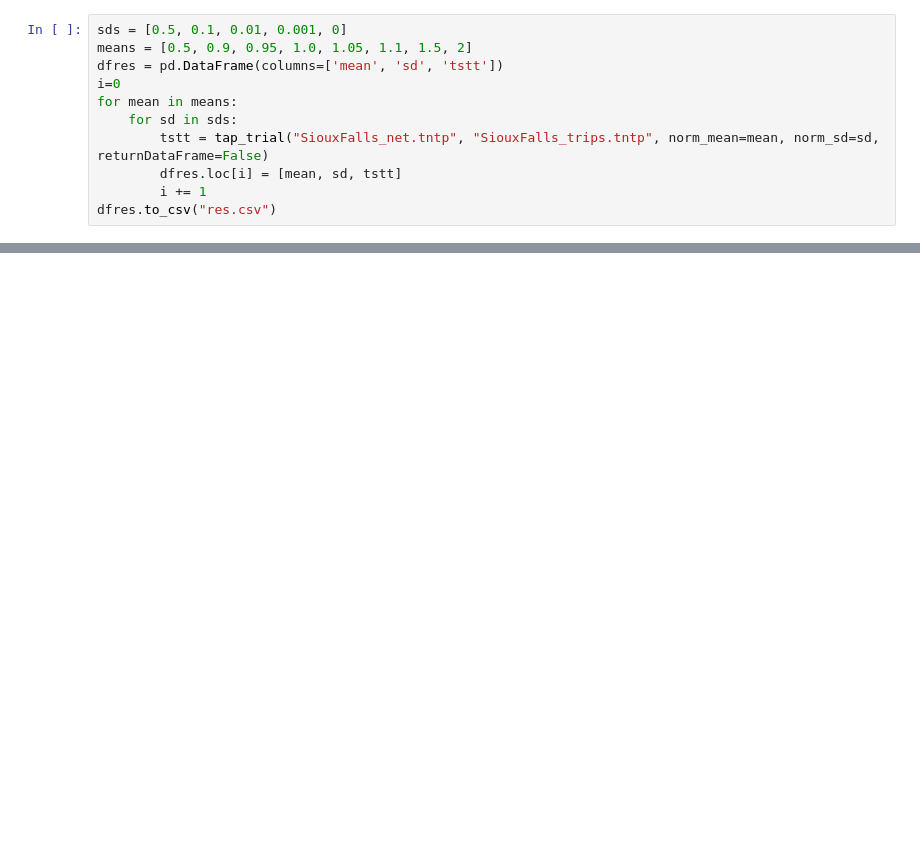
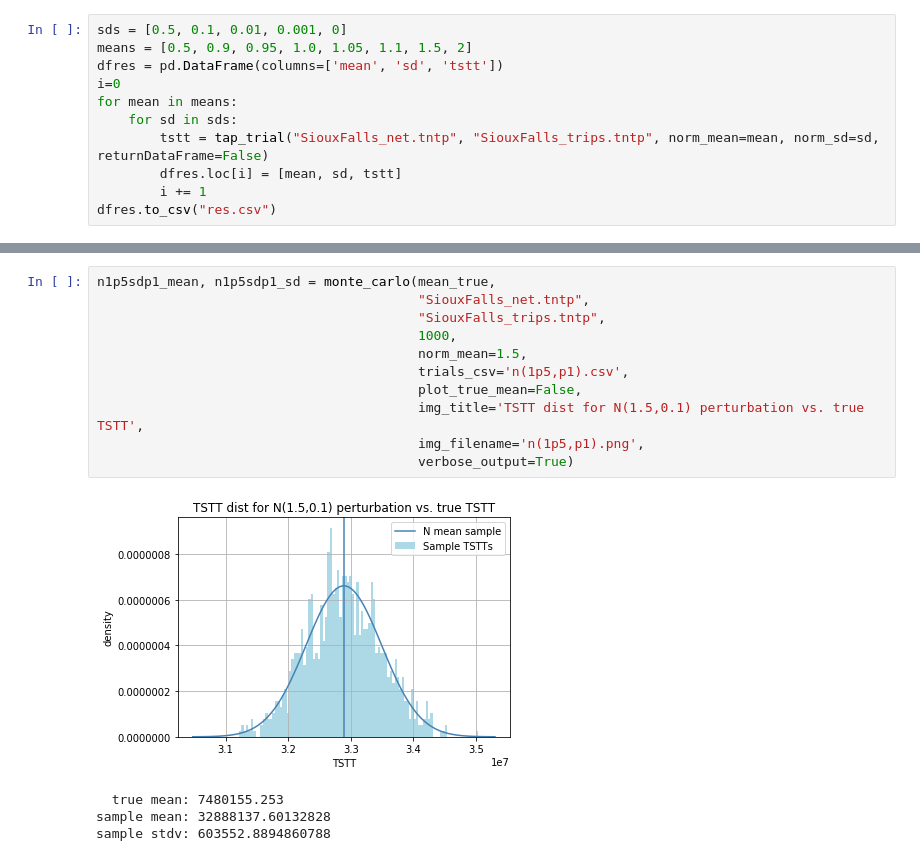
Before and after one commit to CarlinLiao/od-perturbation, a Jupyter notebook: automation.ipynb, the cells around one changed output, grey strips where cells are left out. Drawn from its saved outputs; the diff is of its cells as text; blank space fills up the shorter version.

```diff
--- a/automation.ipynb
+++ b/automation.ipynb
@@ -115,0 +240,16 @@ dfres.to_csv("res.csv")
+# %%
+n1p5sdp1_mean, n1p5sdp1_sd = monte_carlo(mean_true,
+                                         "SiouxFalls_net.tntp",
+                                         "SiouxFalls_trips.tntp",
+                                         1000,
+                                         norm_mean=1.5,
+                                         trials_csv='n(1p5,p1).csv',
+                                         plot_true_mean=False,
+                                         img_title='TSTT dist for N(1.5,0.1) perturbation vs. true TSTT',
+                                         img_filename='n(1p5,p1).png',
+                                         verbose_output=True)
+# %% [output]
+[figure, added]
+  true mean: 7480155.253
+sample mean: 32888137.60132828
+sample stdv: 603552.8894860788
```
Also changed, not shown: parts of 16 cells of this notebook, 1 other file.
